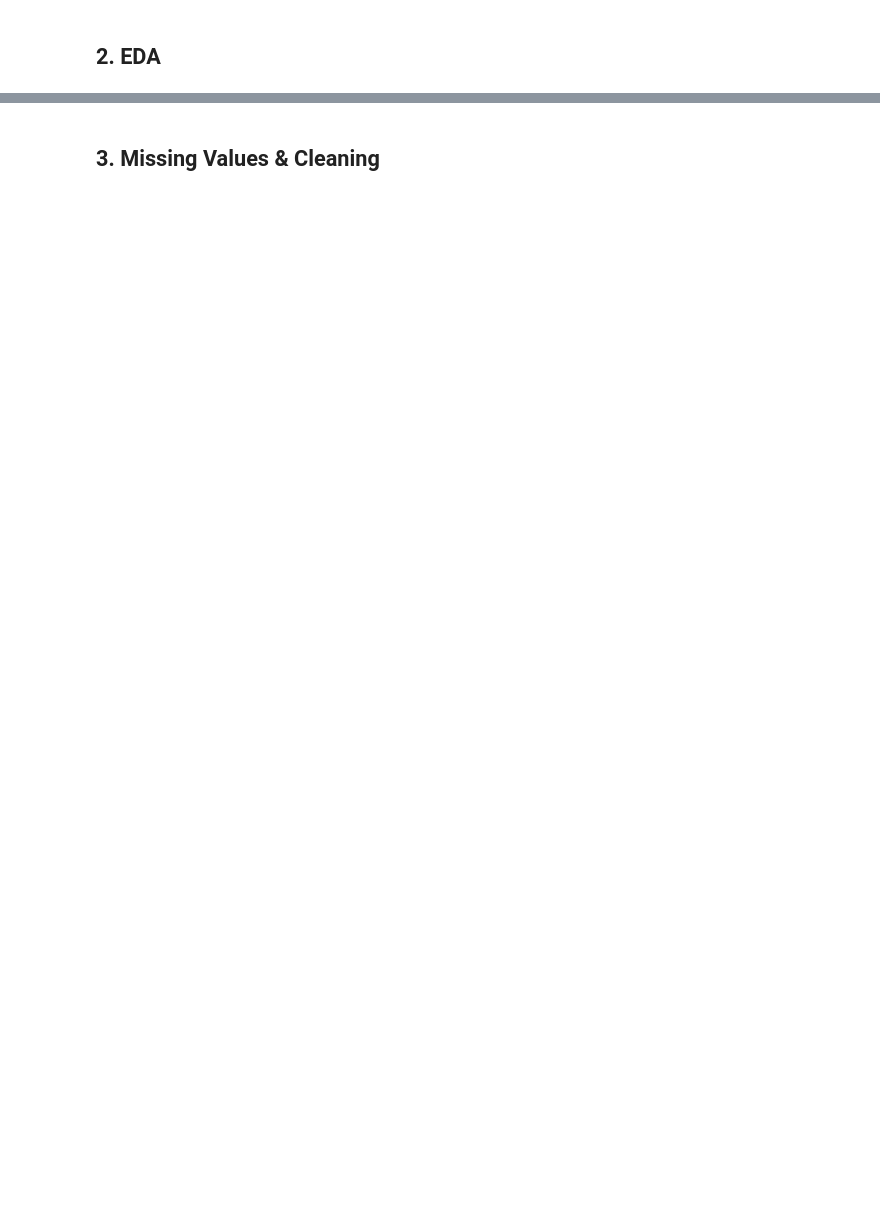
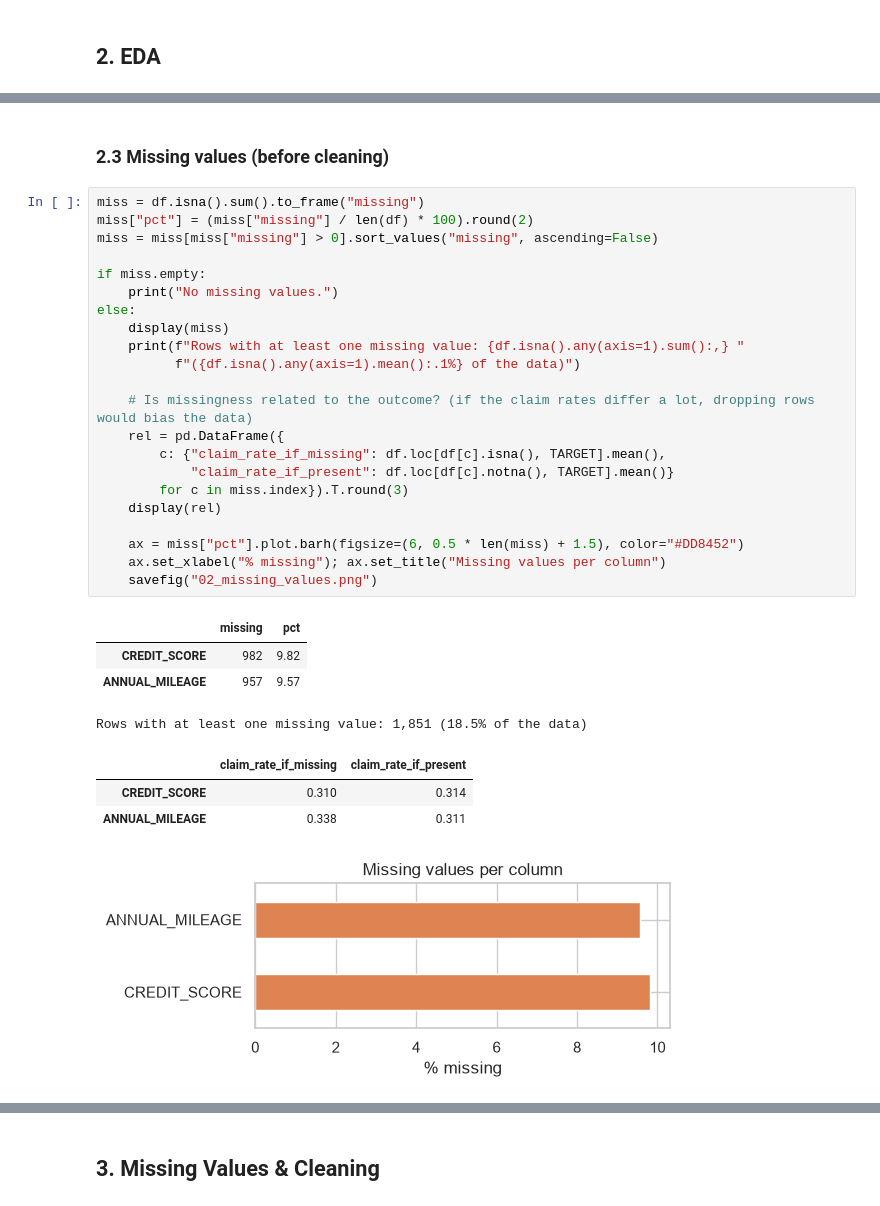
Before and after one commit to Ahmed-log11/Deep_Learning_Project, a Jupyter notebook: notebooks/dev/01_data_preprocessing.ipynb, the cells around one changed output, grey strips where cells are left out. Saved outputs shown, nothing was run; the diff lists cells and outputs as text; blank space fills up the shorter version.

```diff
--- a/notebooks/dev/01_data_preprocessing.ipynb
+++ b/notebooks/dev/01_data_preprocessing.ipynb
@@ -43,0 +268,33 @@ def load_splits():
+# %% [markdown]
+### 2.3 Missing values (before cleaning)
+# %%
+miss = df.isna().sum().to_frame("missing")
+miss["pct"] = (miss["missing"] / len(df) * 100).round(2)
+miss = miss[miss["missing"] > 0].sort_values("missing", ascending=False)
+
+if miss.empty:
+    print("No missing values.")
+else:
+    display(miss)
+    print(f"Rows with at least one missing value: {df.isna().any(axis=1).sum():,} "
+          f"({df.isna().any(axis=1).mean():.1%} of the data)")
+
+    # Is missingness related to the outcome? (if the claim rates differ a lot, dropping rows would bias the data)
+    rel = pd.DataFrame({
+        c: {"claim_rate_if_missing": df.loc[df[c].isna(), TARGET].mean(),
+            "claim_rate_if_present": df.loc[df[c].notna(), TARGET].mean()}
+        for c in miss.index}).T.round(3)
+    display(rel)
+
+    ax = miss["pct"].plot.barh(figsize=(6, 0.5 * len(miss) + 1.5), color="#DD8452")
+    ax.set_xlabel("% missing"); ax.set_title("Missing values per column")
+    savefig("02_missing_values.png")
+# %% [output]
+|  | missing | pct |
+| CREDIT_SCORE | 982 | 9.82 |
+| ANNUAL_MILEAGE | 957 | 9.57 |
+Rows with at least one missing value: 1,851 (18.5% of the data)
+|  | claim_rate_if_missing | claim_rate_if_present |
+| CREDIT_SCORE | 0.310 | 0.314 |
+| ANNUAL_MILEAGE | 0.338 | 0.311 |
+[figure, added]
```
Also changed, not shown: parts of 46 cells of this notebook, 18 other files.
